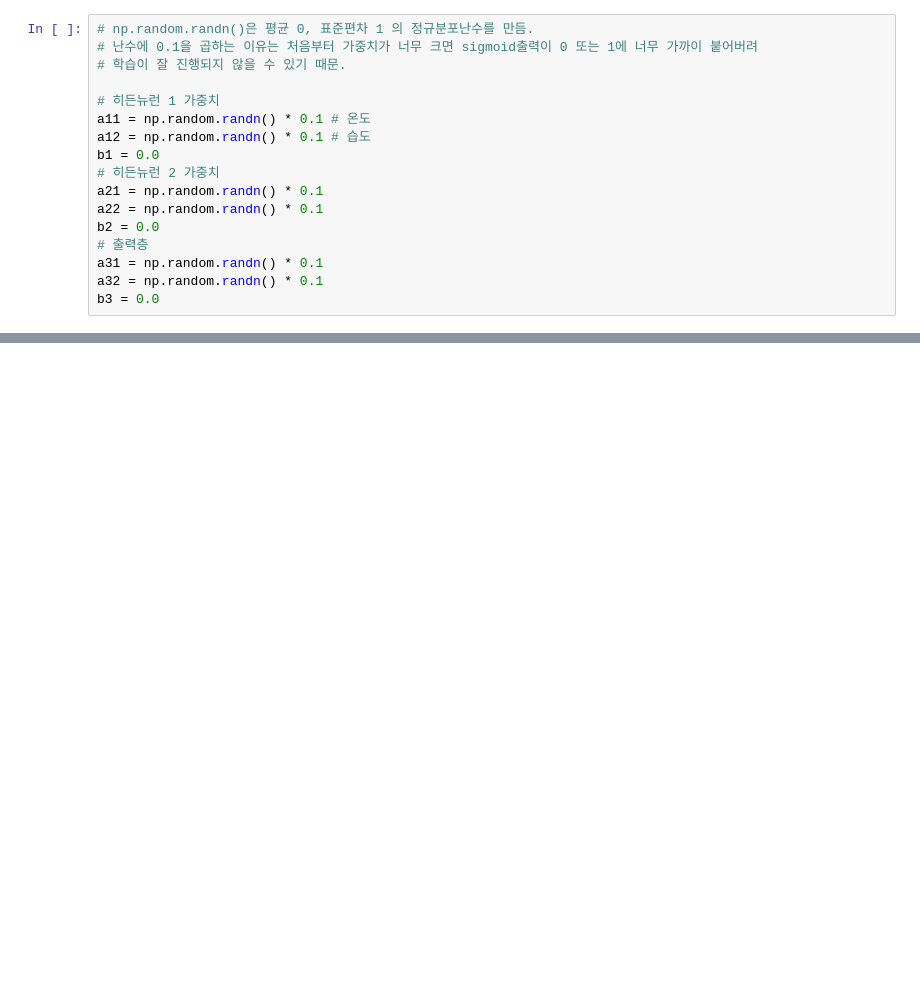
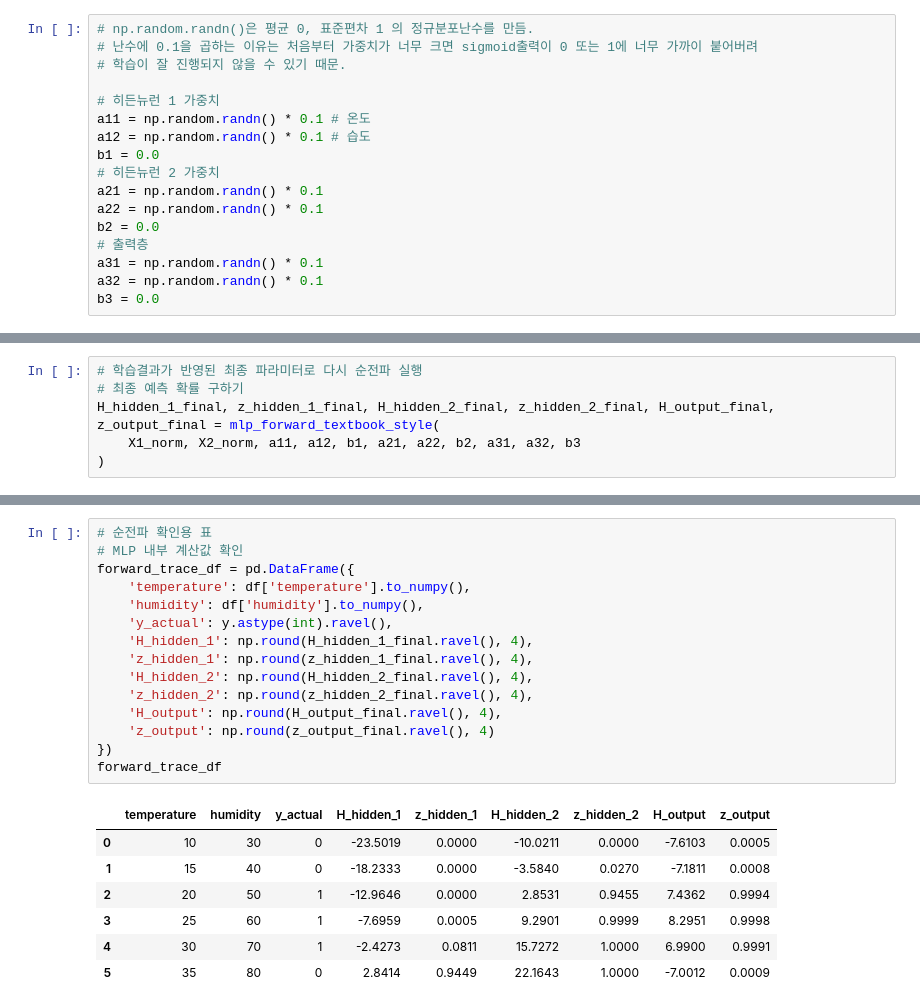
Before and after one commit to kms3356/AI_Project, a Jupyter notebook: MLP02_순전파.ipynb, the cells around one changed output, grey strips where cells are left out. Saved outputs shown, nothing was run; the diff lists cells and outputs as text; blank space fills up the shorter version.

```diff
--- a/MLP02_순전파.ipynb
+++ b/MLP02_순전파.ipynb
@@ -172,0 +325,6 @@ def mlp_forward_textbook_style(
+# %%
+# 학습결과가 반영된 최종 파라미터로 다시 순전파 실행
+# 최종 예측 확률 구하기
+H_hidden_1_final, z_hidden_1_final, H_hidden_2_final, z_hidden_2_final, H_output_final, z_output_final = mlp_forward_textbook_style(
+    X1_norm, X2_norm, a11, a12, b1, a21, a22, b2, a31, a32, b3
+)
@@ -172,0 +352,23 @@ def mlp_forward_textbook_style(
+# %%
+# 순전파 확인용 표
+# MLP 내부 계산값 확인
+forward_trace_df = pd.DataFrame({
+    'temperature': df['temperature'].to_numpy(),
+    'humidity': df['humidity'].to_numpy(),
+    'y_actual': y.astype(int).ravel(),
+    'H_hidden_1': np.round(H_hidden_1_final.ravel(), 4),
+    'z_hidden_1': np.round(z_hidden_1_final.ravel(), 4),
+    'H_hidden_2': np.round(H_hidden_2_final.ravel(), 4),
+    'z_hidden_2': np.round(z_hidden_2_final.ravel(), 4),
+    'H_output': np.round(H_output_final.ravel(), 4),
+    'z_output': np.round(z_output_final.ravel(), 4)
+})
+forward_trace_df
+# %% [output]
+|  | temperature | humidity | y_actual | H_hidden_1 | z_hidden_1 | H_hidden_2 | z_hidden_2 | H_output | z_output |
+| 0 | 10 | 30 | 0 | -23.5019 | 0.0000 | -10.0211 | 0.0000 | -7.6103 | 0.0005 |
+| 1 | 15 | 40 | 0 | -18.2333 | 0.0000 | -3.5840 | 0.0270 | -7.1811 | 0.0008 |
+| 2 | 20 | 50 | 1 | -12.9646 | 0.0000 | 2.8531 | 0.9455 | 7.4362 | 0.9994 |
+| 3 | 25 | 60 | 1 | -7.6959 | 0.0005 | 9.2901 | 0.9999 | 8.2951 | 0.9998 |
+| 4 | 30 | 70 | 1 | -2.4273 | 0.0811 | 15.7272 | 1.0000 | 6.9900 | 0.9991 |
+| 5 | 35 | 80 | 0 | 2.8414 | 0.9449 | 22.1643 | 1.0000 | -7.0012 | 0.0009 |
```
Also changed, not shown: parts of 12 cells of this notebook.
